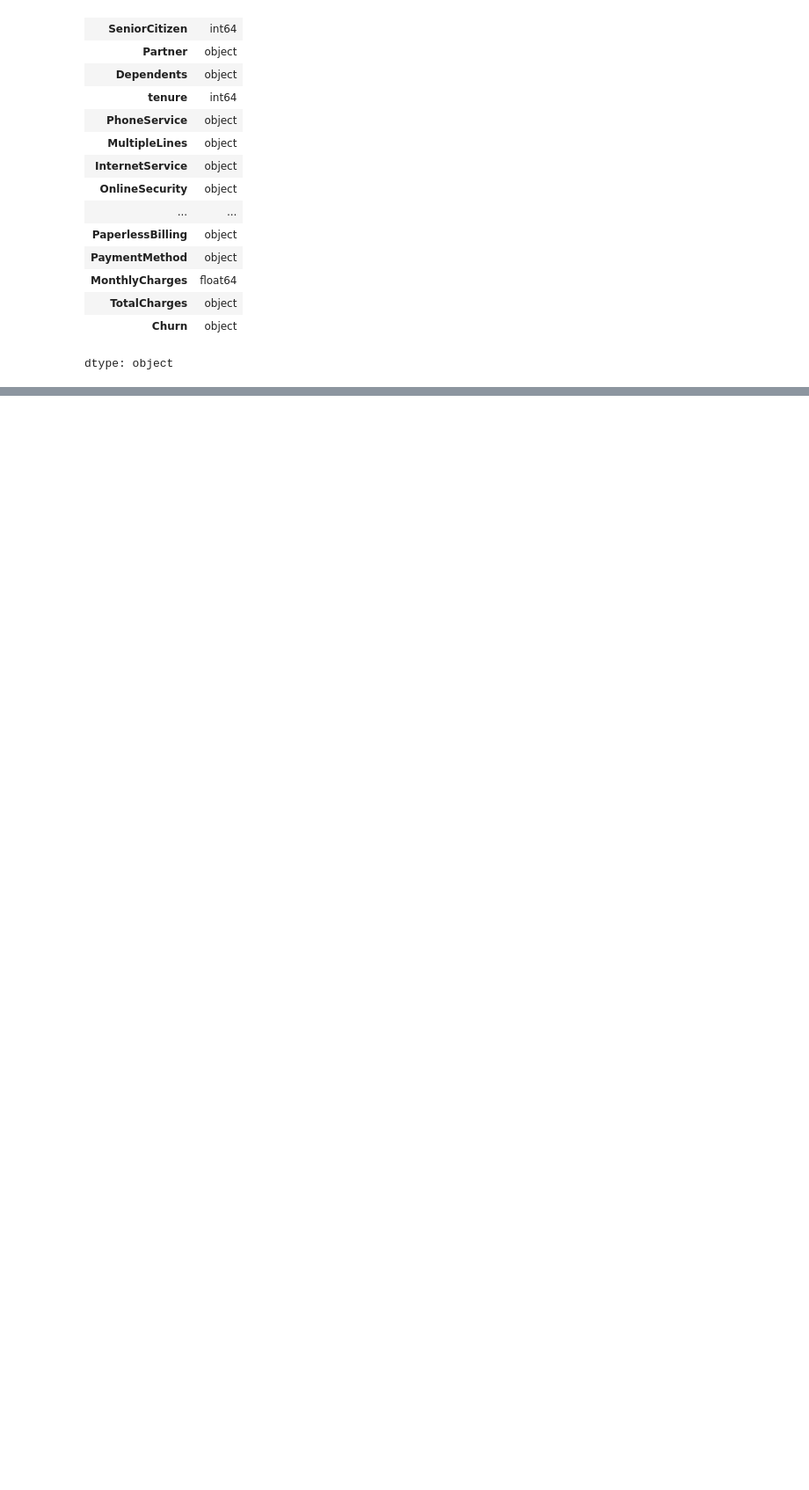
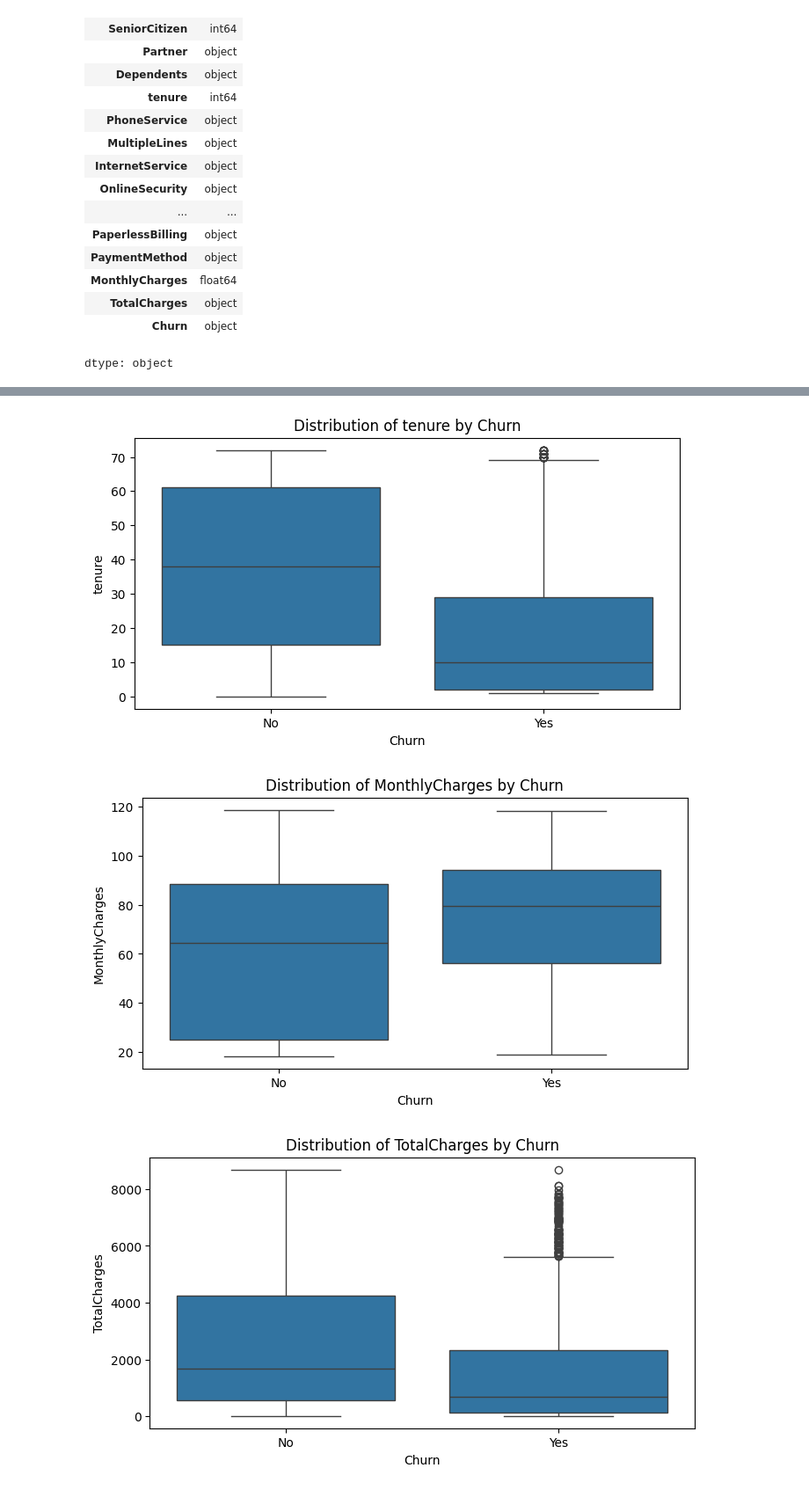
Before and after one commit to aghakishiyeva/Interpretable-ML-II, a Jupyter notebook: AIPI590_Assignment_3.ipynb, the cells around one changed output, grey strips where cells are left out. Shown: that part at 88% size. Cells and saved outputs as stored; diff of their text form; code cells hidden in the pictures; blank space fills up the shorter version.

```diff
--- a/AIPI590_Assignment_3.ipynb
+++ b/AIPI590_Assignment_3.ipynb
@@ -211,0 +117,13 @@ print(f"GAM R-squared: {r2_score(y_test, y_pred_gam)}")
+# %%
+# The relationship between numerical features and churn
+numerical_features = df.select_dtypes(include=['int64', 'float64']).columns
+
+for feature in numerical_features:
+    plt.figure(figsize=(8, 4))
+    sns.boxplot(data=df, x='Churn', y=feature)
+    plt.title(f'Distribution of {feature} by Churn')
+    plt.show()
+# %% [output]
+[figure, added]
+[figure, added]
+[figure, added]
```
Also changed, not shown: parts of 20 cells of this notebook.
